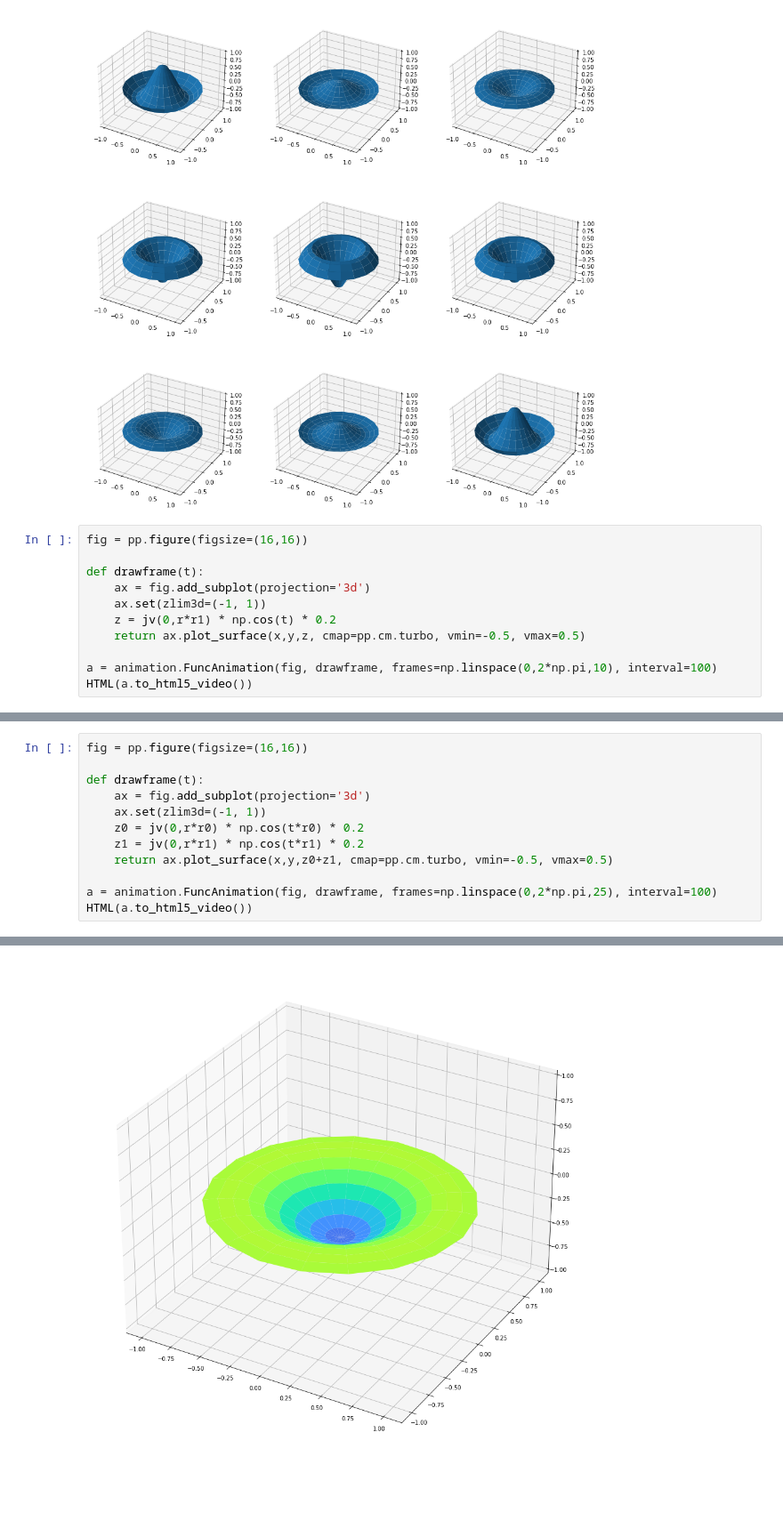
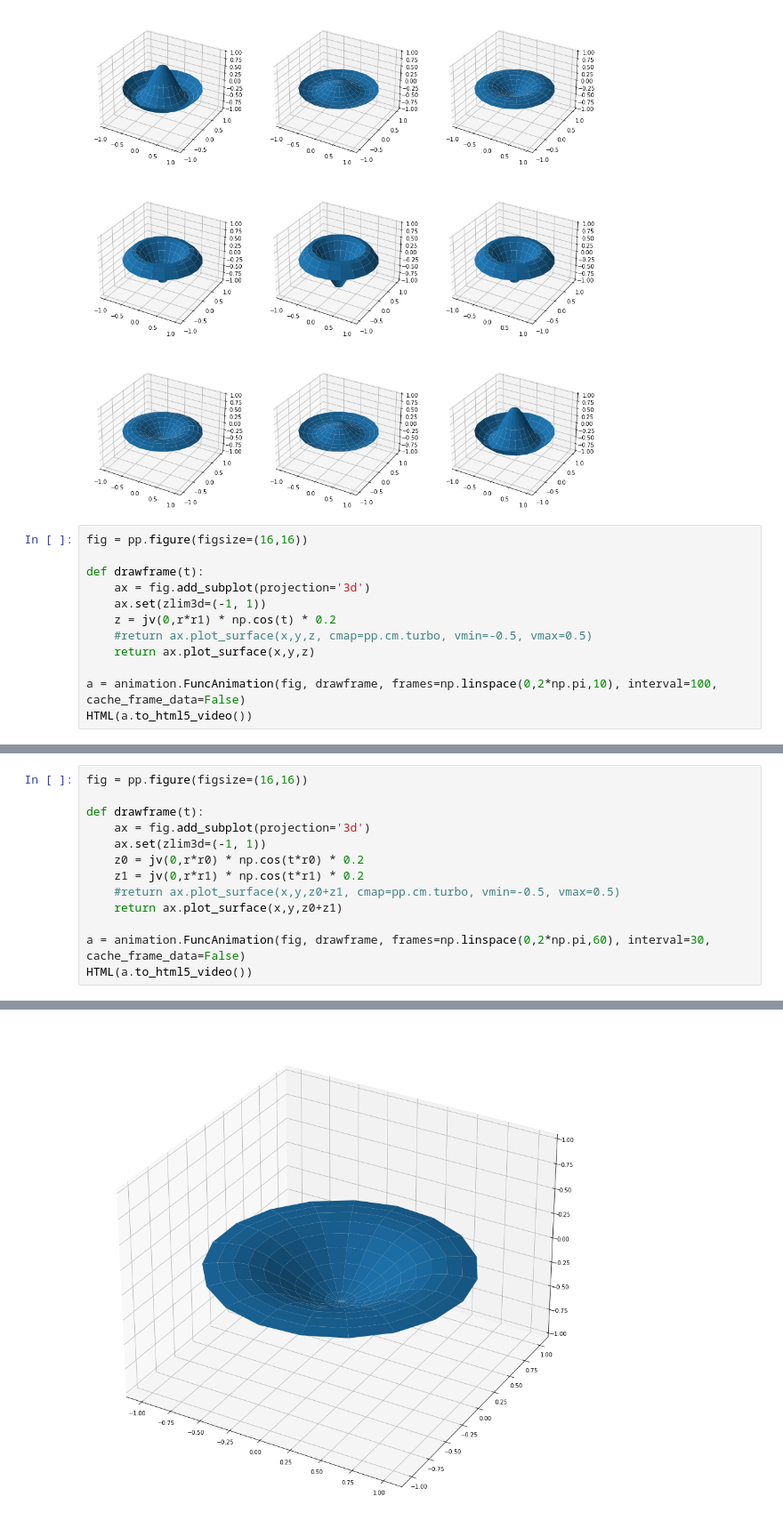
Before and after one commit to bgold-cosmos/mm2022, a Jupyter notebook: Week9a.ipynb, the cells around one changed output, grey strips where cells are left out. Shown at 89% size. Cells and saved outputs as stored; diff of their text form; blank space fills up the shorter version.

```diff
--- a/Week9a.ipynb
+++ b/Week9a.ipynb
@@ -60,9 +60,10 @@ def drawframe(t):
     ax = fig.add_subplot(projection='3d')
     ax.set(zlim3d=(-1, 1))
     z = jv(0,r*r1) * np.cos(t) * 0.2
-    return ax.plot_surface(x,y,z, cmap=pp.cm.turbo, vmin=-0.5, vmax=0.5)
+    #return ax.plot_surface(x,y,z, cmap=pp.cm.turbo, vmin=-0.5, vmax=0.5)
+    return ax.plot_surface(x,y,z)
 
-a = animation.FuncAnimation(fig, drawframe, frames=np.linspace(0,2*np.pi,10), interval=100)
+a = animation.FuncAnimation(fig, drawframe, frames=np.linspace(0,2*np.pi,10), interval=100, cache_frame_data=False)
 HTML(a.to_html5_video())
 # %% [output]
 [interactive output not drawn]
@@ -70,15 +71,16 @@ HTML(a.to_html5_video())
 # %%
 fig = pp.figure(figsize=(16,16))
 
 def drawframe(t):
     ax = fig.add_subplot(projection='3d')
     ax.set(zlim3d=(-1, 1))
     z0 = jv(0,r*r0) * np.cos(t*r0) * 0.2
     z1 = jv(0,r*r1) * np.cos(t*r1) * 0.2
-    return ax.plot_surface(x,y,z0+z1, cmap=pp.cm.turbo, vmin=-0.5, vmax=0.5)
+    #return ax.plot_surface(x,y,z0+z1, cmap=pp.cm.turbo, vmin=-0.5, vmax=0.5)
+    return ax.plot_surface(x,y,z0+z1)
 
-a = animation.FuncAnimation(fig, drawframe, frames=np.linspace(0,2*np.pi,25), interval=100)
+a = animation.FuncAnimation(fig, drawframe, frames=np.linspace(0,2*np.pi,60), interval=30, cache_frame_data=False)
 HTML(a.to_html5_video())
 # %% [output]
 [interactive output not drawn]
-[figure, old version]
+[figure, new version]
```
Also changed, not shown: parts of 2 cells of this notebook.
